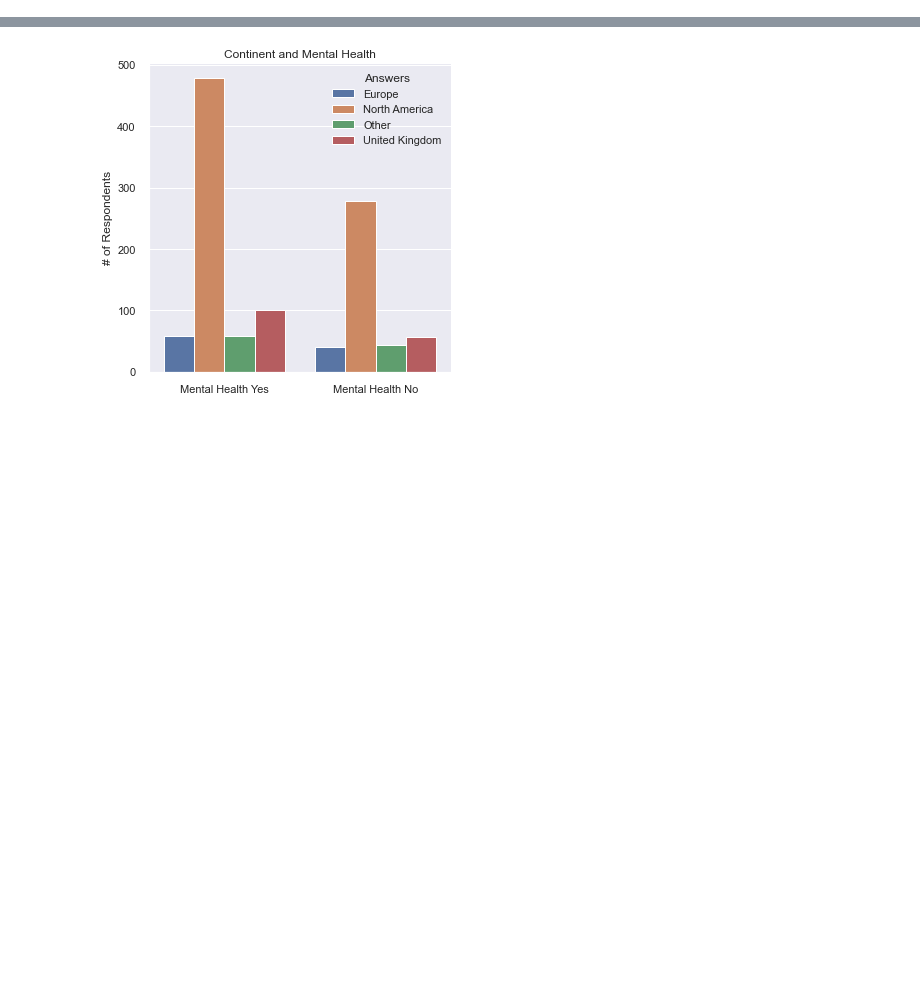
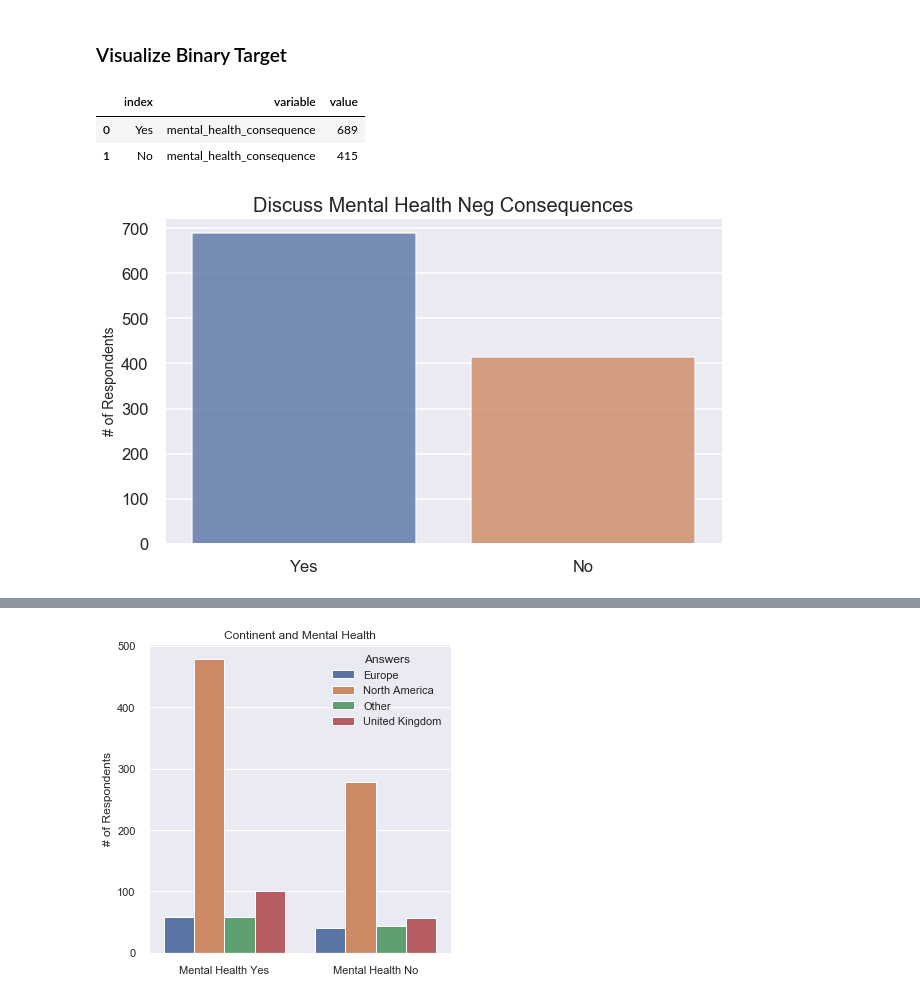
Before and after one commit to carlosiruiz/Mental_Health_Analysis-, a Jupyter notebook: Master_Mentalhealth_2.ipynb, the cells around one changed output, grey strips where cells are left out. Saved outputs shown, nothing was run; the diff lists cells and outputs as text; code cells hidden in the pictures; blank space fills up the shorter version.

```diff
--- a/Master_Mentalhealth_2.ipynb
+++ b/Master_Mentalhealth_2.ipynb
@@ -73,3 +76,26 @@ choises=[
 
 ]
 df["mental_health_consequence"]=np.select(conditions,choises,default=0)
+# %% [markdown]
+### Visualize Binary Target
+# %%
+# create binary target variable graph
+binary_target = df['mental_health_consequence'].value_counts().to_frame() # create df for target
+binary_target.rename({1:'Yes', 0:'No'}, inplace=True) # rename rows to Yes/No
+melt_bin_tar = pd.melt(binary_target.reset_index(), id_vars='index') # melt df for bar graph
+melt_bin_tar
+# %% [output]
+|  | index | variable | value |
+| 0 | Yes | mental_health_consequence | 689 |
+| 1 | No | mental_health_consequence | 415 |
+# %%
+# plot binary target
+sns.set('talk')
+plt.figure(figsize=(10,6))
+sns.barplot(x=melt_bin_tar['index'], y=melt_bin_tar['value'], alpha = .80)
+plt.title('Discuss Mental Health Neg Consequences', fontdict={'fontsize':20})
+plt.ylabel('# of Respondents', fontdict={'fontsize':14})
+plt.xlabel('')
+plt.savefig('binary_target', dpi=300)
+# %% [output]
+[figure, added]
```
Also changed, not shown: parts of 23 cells of this notebook, 3 other files.
